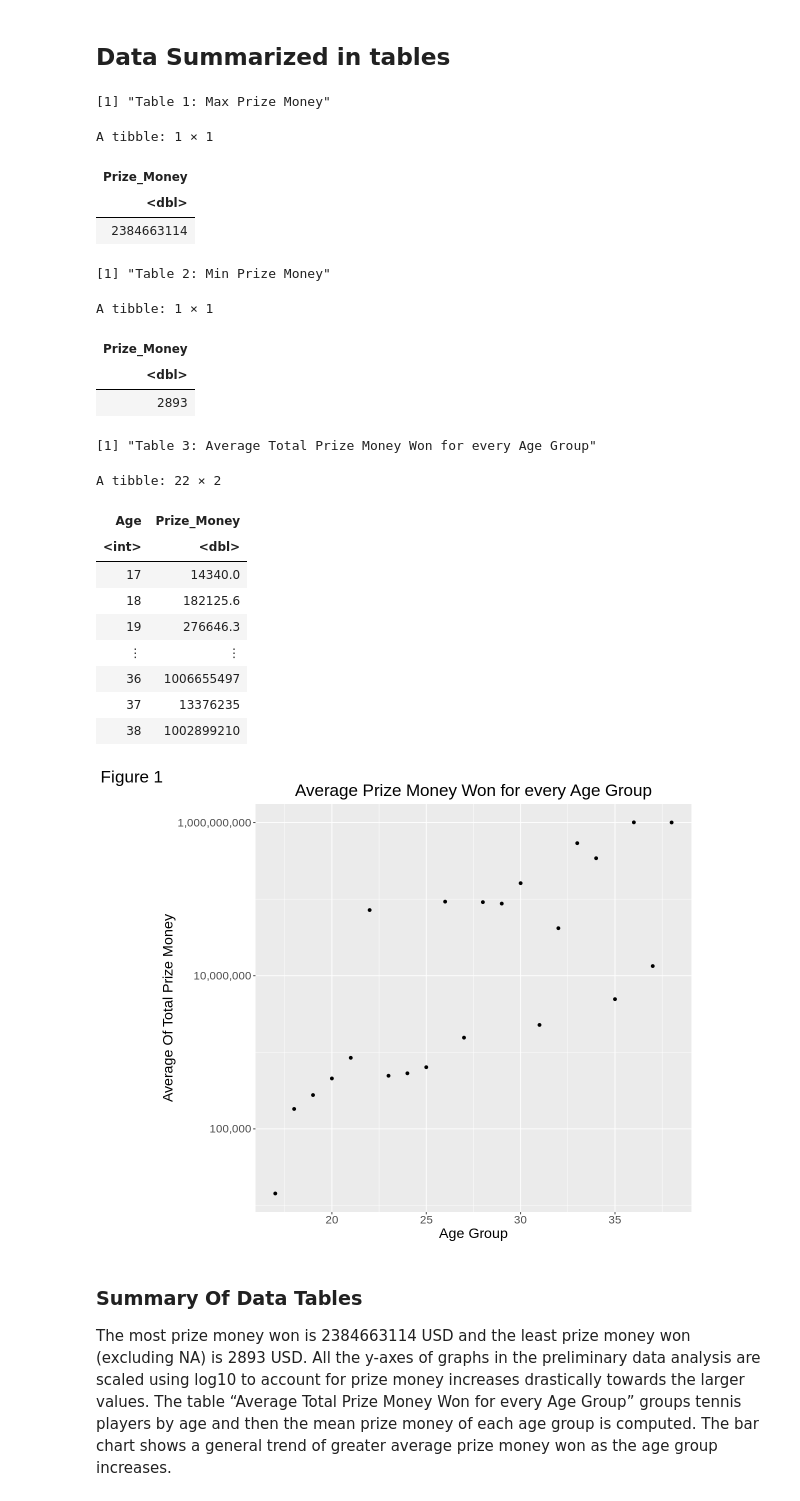
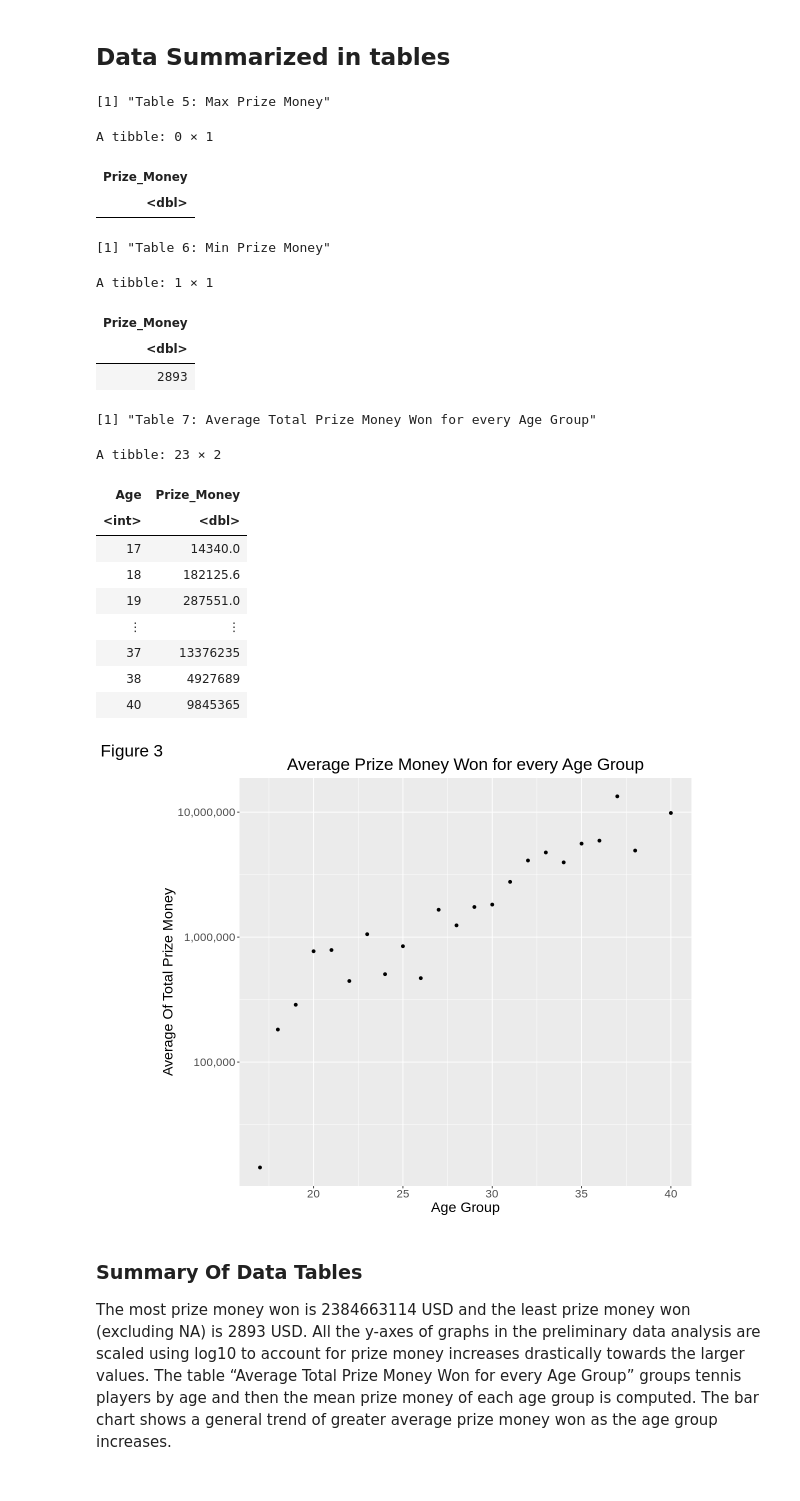
Before and after one commit to HarmanSandhu179/DSCI-100-Group-Project, a Jupyter notebook: group_project_report.ipynb, the cells around one changed output. Drawn from its saved outputs; the diff is of its cells as text; code cells hidden in the pictures.

```diff
--- a/group_project_report.ipynb
+++ b/group_project_report.ipynb
@@ -147,7 +187,10 @@ write_csv(player_stats_tidy, "player_stats_tidy.csv")
 # %%
 set.seed(2000) ### DO NOT CHANGE
 
-# Data split into training and testing
+player_stats_tidy <- player_stats_tidy |>
+    filter(Prize_Money < 100000000)
+
+# Data split into training and testing again with new tidy data.
 
 player_stats_split <- initial_split(player_stats_tidy, prop = 0.75, strata = Prize_Money)
 player_stats_training <- training(player_stats_split)
@@ -163,7 +206,7 @@ max_prize_money <- player_stats_training |>
     arrange(Prize_Money) |>
     slice(312)
 
-print("Table 1: Max Prize Money")
+print("Table 5: Max Prize Money")
 max_prize_money
 
 min_prize_money <- player_stats_training |>
@@ -171,53 +214,52 @@ min_prize_money <- player_stats_training |>
     arrange(Prize_Money) |>
     slice(1)
 
-print("Table 2: Min Prize Money")
+print("Table 6: Min Prize Money")
 min_prize_money
 
 
 # Average Total Prize Money Won for every Age group.
-print("Table 3: Average Total Prize Money Won for every Age Group")
+print("Table 7: Average Total Prize Money Won for every Age Group")
 average_age_prize_money <- player_stats_training |>
     group_by(Age) |>
     summarize(Prize_Money = mean(Prize_Money))
 
 average_age_prize_money
 
 options(repr.plot.height = 8, repr.plot.width = 10)
 # Scatter plot showing the Average Total Prize Money won for every Age group.
 average_age_prize_money_plot <- average_age_prize_money |>
     ggplot(aes(x = Age, y = Prize_Money)) +
     geom_point() +
     xlab("Age Group") +
     ylab("Average Of Total Prize Money") +
-    labs(tag = "Figure 1" , title = "Average Prize Money Won for every Age Group"  ) +
+    labs(tag = "Figure 3" , title = "Average Prize Money Won for every Age Group") +
     scale_y_log10(labels = label_comma()) +
     theme(text = element_text(size=17), plot.title = element_text(hjust = 0.5))
 
 average_age_prize_money_plot
 # %% [output]
-[1] "Table 1: Max Prize Money"
+[1] "Table 5: Max Prize Money"
-A tibble: 1 × 1
+A tibble: 0 × 1
 | Prize_Money |
 | <dbl> |
-| 2384663114 |
-[1] "Table 2: Min Prize Money"
+[1] "Table 6: Min Prize Money"
 A tibble: 1 × 1
 | Prize_Money |
 | <dbl> |
 | 2893 |
-[1] "Table 3: Average Total Prize Money Won for every Age Group"
+[1] "Table 7: Average Total Prize Money Won for every Age Group"
-A tibble: 22 × 2
+A tibble: 23 × 2
 | Age | Prize_Money |
 | <int> | <dbl> |
 | 17 | 14340.0 |
 | 18 | 182125.6 |
-| 19 | 276646.3 |
+| 19 | 287551.0 |
 | ⋮ | ⋮ |
-| 36 | 1006655497 |
 | 37 | 13376235 |
-| 38 | 1002899210 |
+| 38 | 4927689 |
+| 40 | 9845365 |
-[figure, old version]
+[figure, new version]
 # %% [markdown]
 ### Summary Of Data Tables
 
```
Also changed, not shown: parts of 15 cells of this notebook.
